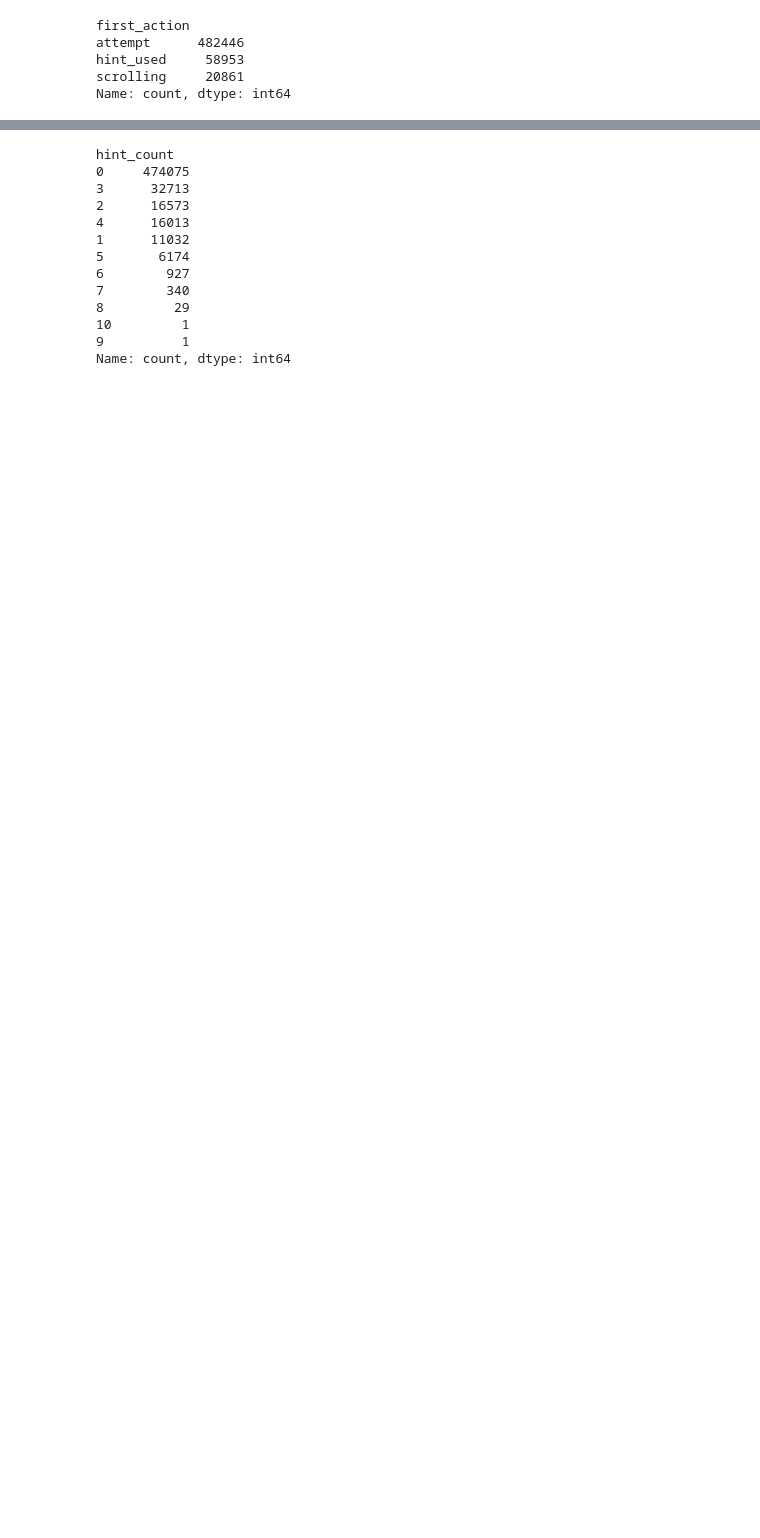
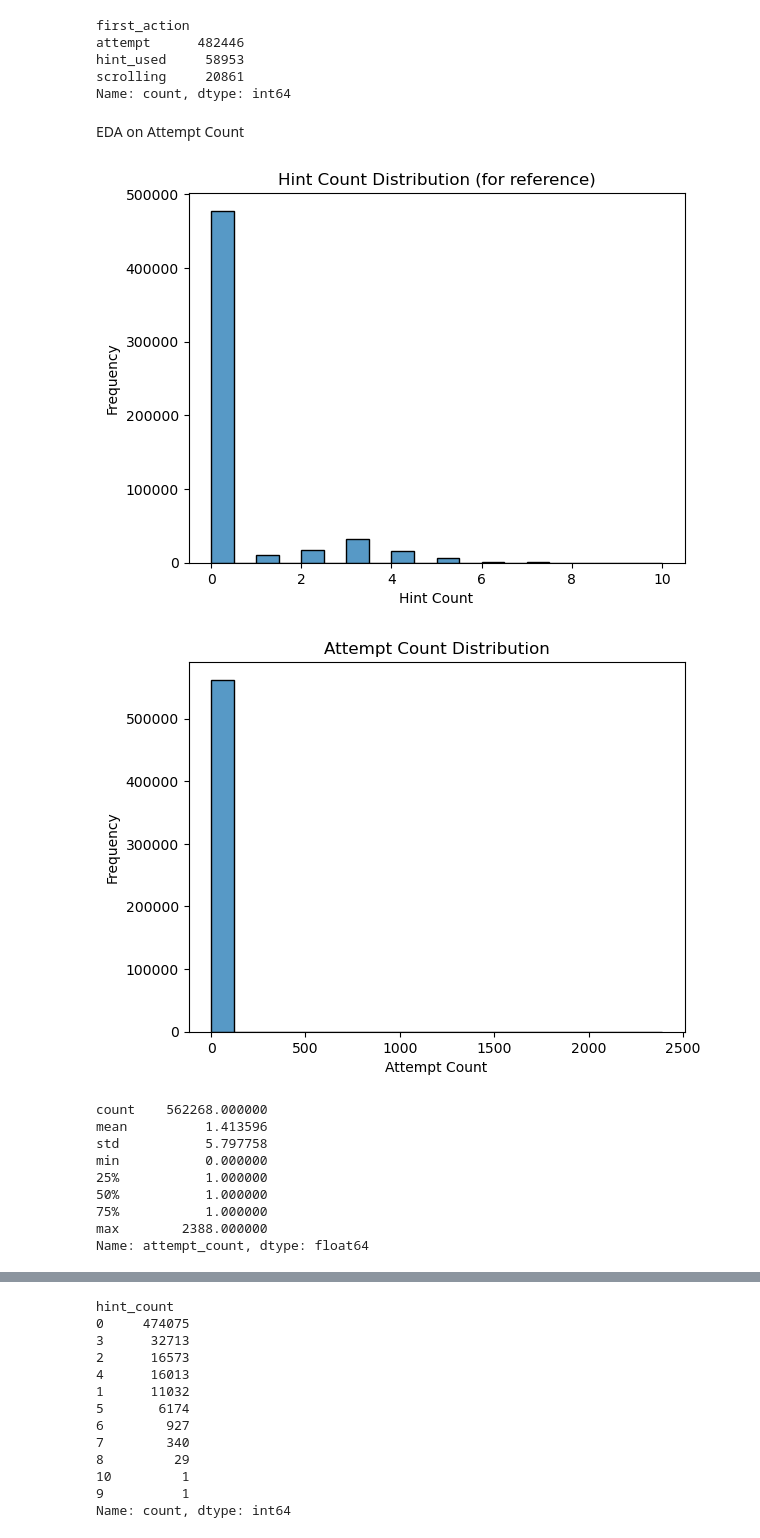
Before and after one commit to somtee99/personalized_learning_rl, a Jupyter notebook: data_cleaning.ipynb, the cells around one changed output, grey strips where cells are left out. Saved outputs shown, nothing was run; the diff lists cells and outputs as text; code cells hidden in the pictures; blank space fills up the shorter version.

```diff
--- a/data_cleaning.ipynb
+++ b/data_cleaning.ipynb
@@ -216,3 +216,43 @@ attempt      482446
 hint_used     58953
 scrolling     20861
 Name: count, dtype: int64
+# %% [markdown]
+EDA on Attempt Count
+# %%
+# EDA on 'attempt_count' column in df
+sns.histplot(df['hint_count'].dropna(), bins=20, kde=False)
+plt.title('Hint Count Distribution (for reference)')
+plt.xlabel('Hint Count')
+plt.ylabel('Frequency')
+plt.show()
+
+if 'attempt_count' in df.columns:
+    sns.histplot(df['attempt_count'].dropna(), bins=20, kde=False)
+    plt.title('Attempt Count Distribution')
+    plt.xlabel('Attempt Count')
+    plt.ylabel('Frequency')
+    plt.show()
+    print(df['attempt_count'].describe())
+else:
+    print("'attempt_count' column is not present in df. Checking in df...")
+    if 'attempt_count' in df.columns:
+        sns.histplot(df['attempt_count'].dropna(), bins=20, kde=False)
+        plt.title('Attempt Count Distribution')
+        plt.xlabel('Attempt Count')
+        plt.ylabel('Frequency')
+        plt.show()
+        print(df['attempt_count'].describe())
+    else:
+        print("'attempt_count' column not found in either df or df.")
+# %% [output]
+[figure, added]
+[figure, added]
+count    562268.000000
+mean          1.413596
+std           5.797758
+min           0.000000
+25%           1.000000
+50%           1.000000
+75%           1.000000
+max        2388.000000
+Name: attempt_count, dtype: float64
```
Also changed, not shown: parts of 16 cells of this notebook, 7 other files.
